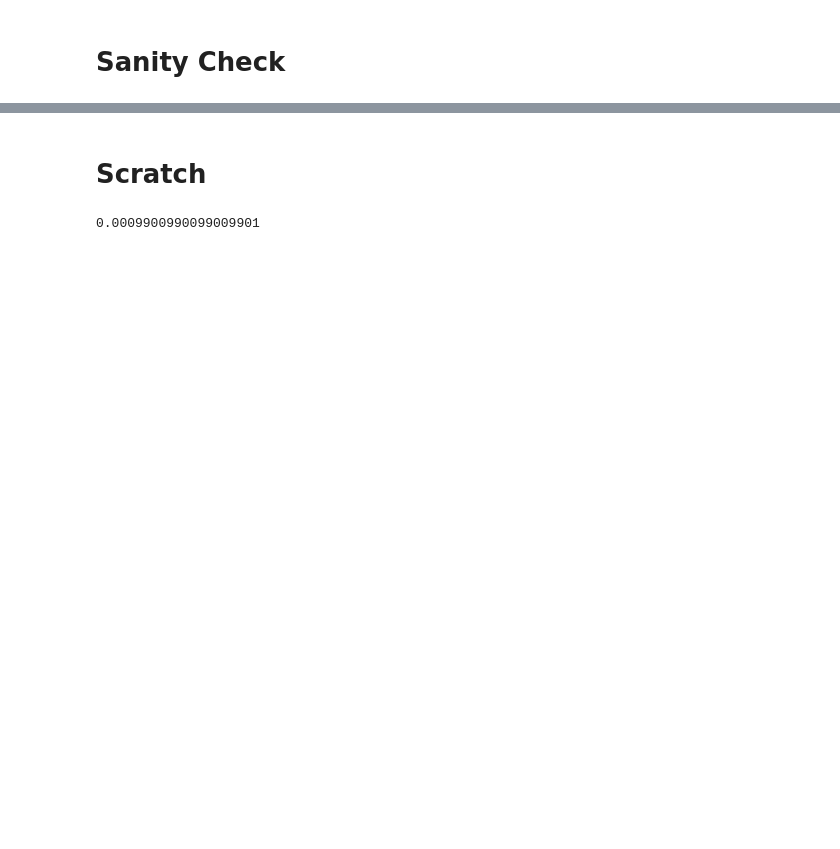
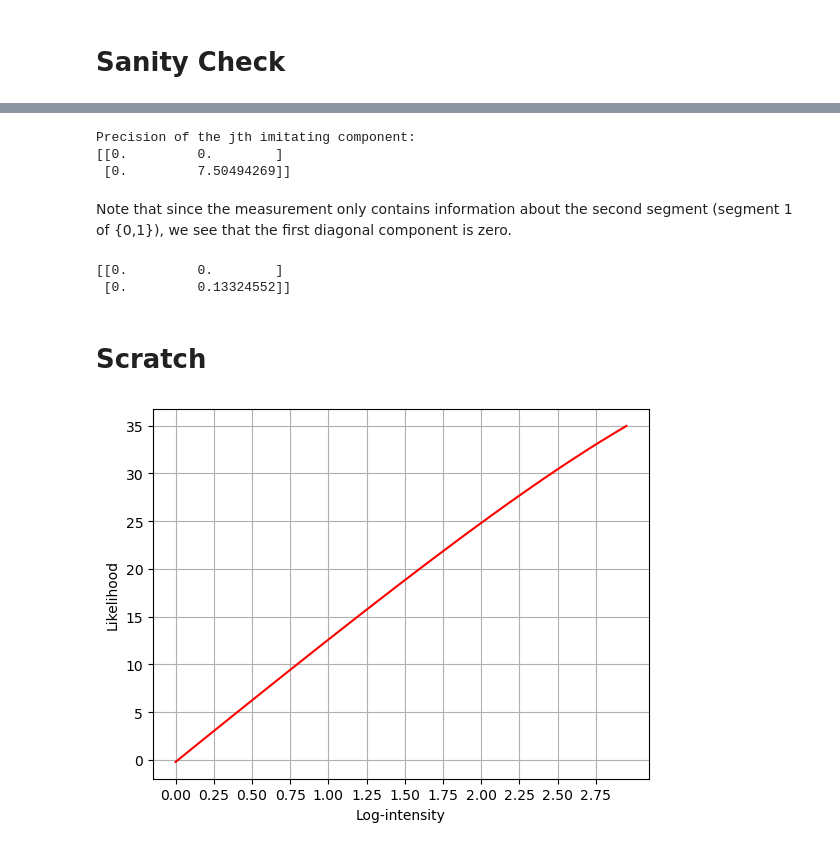
Before and after one commit to thinhhoang95/ep-lgcp-road-traffic-est, a Jupyter notebook: prototype_lgcp_1s1m.ipynb, the cells around one changed output, grey strips where cells are left out. Saved outputs shown, nothing was run; the diff lists cells and outputs as text; code cells hidden in the pictures; blank space fills up the shorter version.

```diff
--- a/prototype_lgcp_1s1m.ipynb
+++ b/prototype_lgcp_1s1m.ipynb
@@ -330,6 +358,30 @@ Check the titled distribution is well approximated!
+# %%
+# The covariance information is obtained by subtracting the information of the imitating distribution from the information of the q_minus_j distribution
+prec_j = np.linalg.inv(lvar) - np.linalg.inv(C_tilde_star)
+print('Precision of the jth imitating component:\n{}'.format(prec_j))
+# %% [output]
+Precision of the jth imitating component:
+[[0.         0.        ]
+ [0.         7.50494269]]
+# %% [markdown]
+Note that since the measurement only contains information about the second segment (segment 1 of {0,1}), we see that the first diagonal component is zero.
+# %%
+# cov_j = np.linalg.inv(prec_j) # will not work because prec_j is singular
+cov_j = np.linalg.pinv(prec_j)
+print(cov_j)
+# %% [output]
+[[0.         0.        ]
+ [0.         0.13324552]]
 # %% [markdown]
 # Scratch
-# %%
-1/1010
-# %% [output]
-0.0009900990099009901
+# %%
+xm = np.arange(0, 3, 0.05)
+ym = 13.15 * xm - 0.2 * np.exp(xm)
+plt.plot(xm, ym, c='r')
+plt.grid()
+plt.xticks(np.arange(0, 3, 0.25))
+plt.xlabel('Log-intensity')
+plt.ylabel('Likelihood')
+plt.show()
+# %% [output]
+[figure, added]
```
Also changed, not shown: parts of 20 cells of this notebook.
